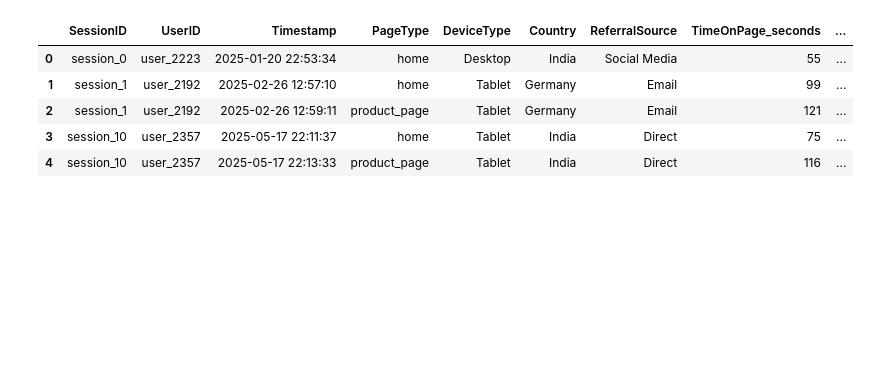
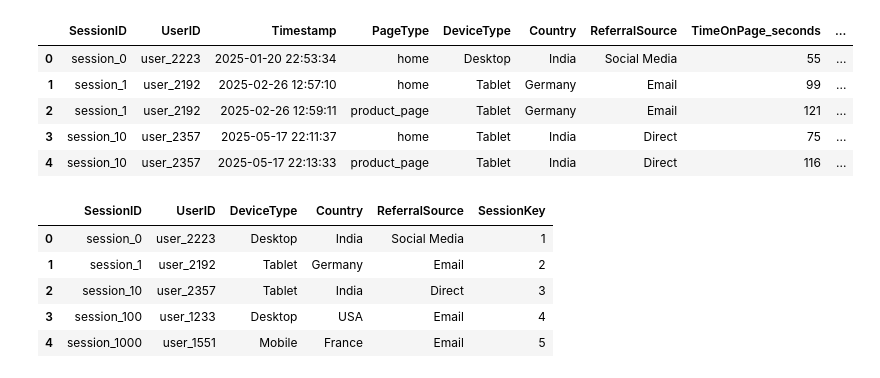
Before and after one commit to davisilva4/funnel_analysis, a Jupyter notebook: notebooks/silver_to_gold.ipynb, the cells around one changed output. Cells and saved outputs as stored; diff of their text form; code cells hidden in the pictures; blank space fills up the shorter version.

```diff
--- a/notebooks/silver_to_gold.ipynb
+++ b/notebooks/silver_to_gold.ipynb
@@ -64,0 +26,21 @@ def merge_calendar(df: pd.DataFrame, calendar: pd.DataFrame) -> pd.DataFrame:
+# %%
+dim_session = (
+    silver_df.groupby("SessionID", sort=False)
+    .agg(
+        UserID         = ("UserID",        "first"),
+        DeviceType     = ("DeviceType",    "first"),
+        Country        = ("Country",       "first"),
+        ReferralSource = ("ReferralSource","first"),
+    )
+    .reset_index()
+)
+
+dim_session["SessionKey"] = dim_session.index + 1
+dim_session.head(5)
+# %% [output]
+|  | SessionID | UserID | DeviceType | Country | ReferralSource | SessionKey |
+| 0 | session_0 | user_2223 | Desktop | India | Social Media | 1 |
+| 1 | session_1 | user_2192 | Tablet | Germany | Email | 2 |
+| 2 | session_10 | user_2357 | Tablet | India | Direct | 3 |
+| 3 | session_100 | user_1233 | Desktop | USA | Email | 4 |
+| 4 | session_1000 | user_1551 | Mobile | France | Email | 5 |
```
Also changed, not shown: parts of 19 cells of this notebook, 9 other files.
